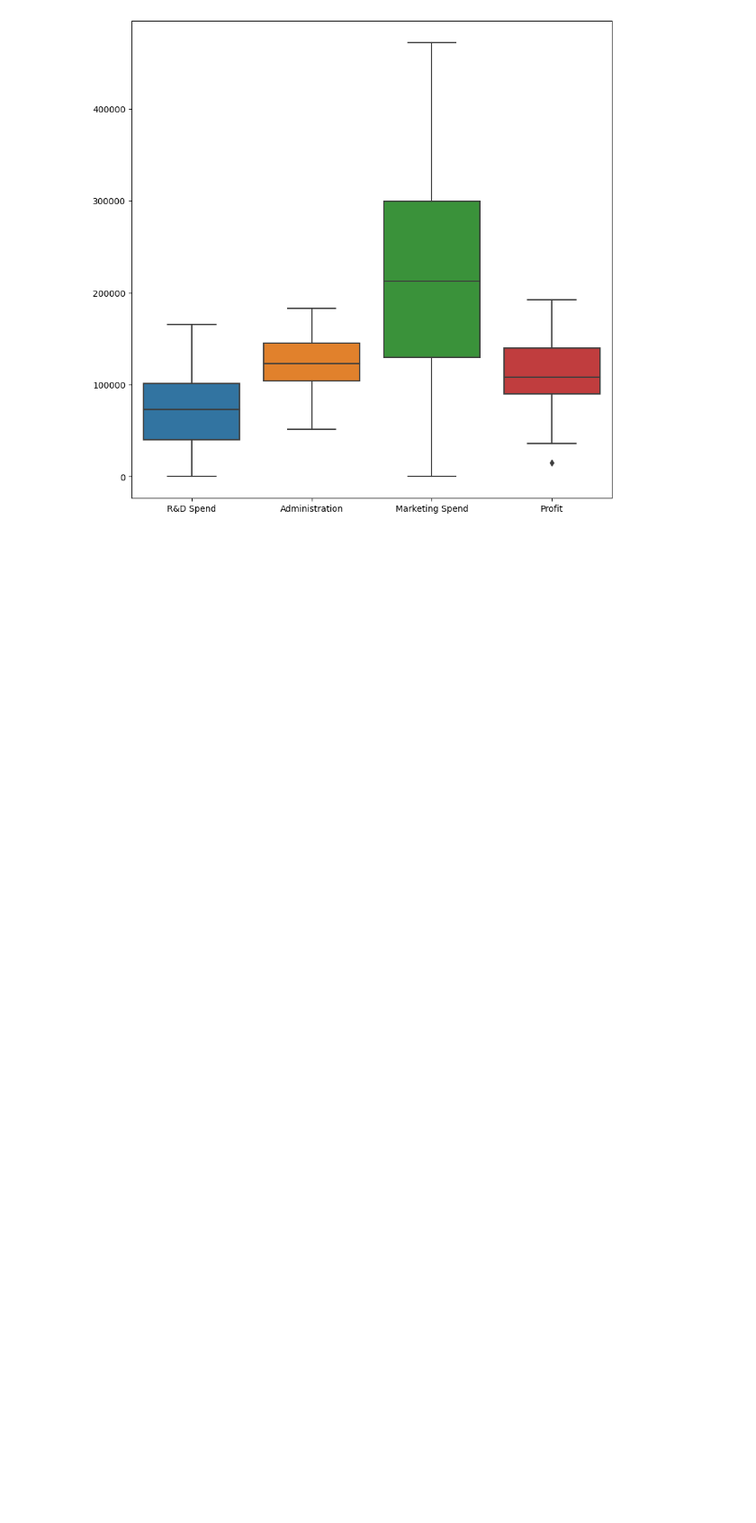
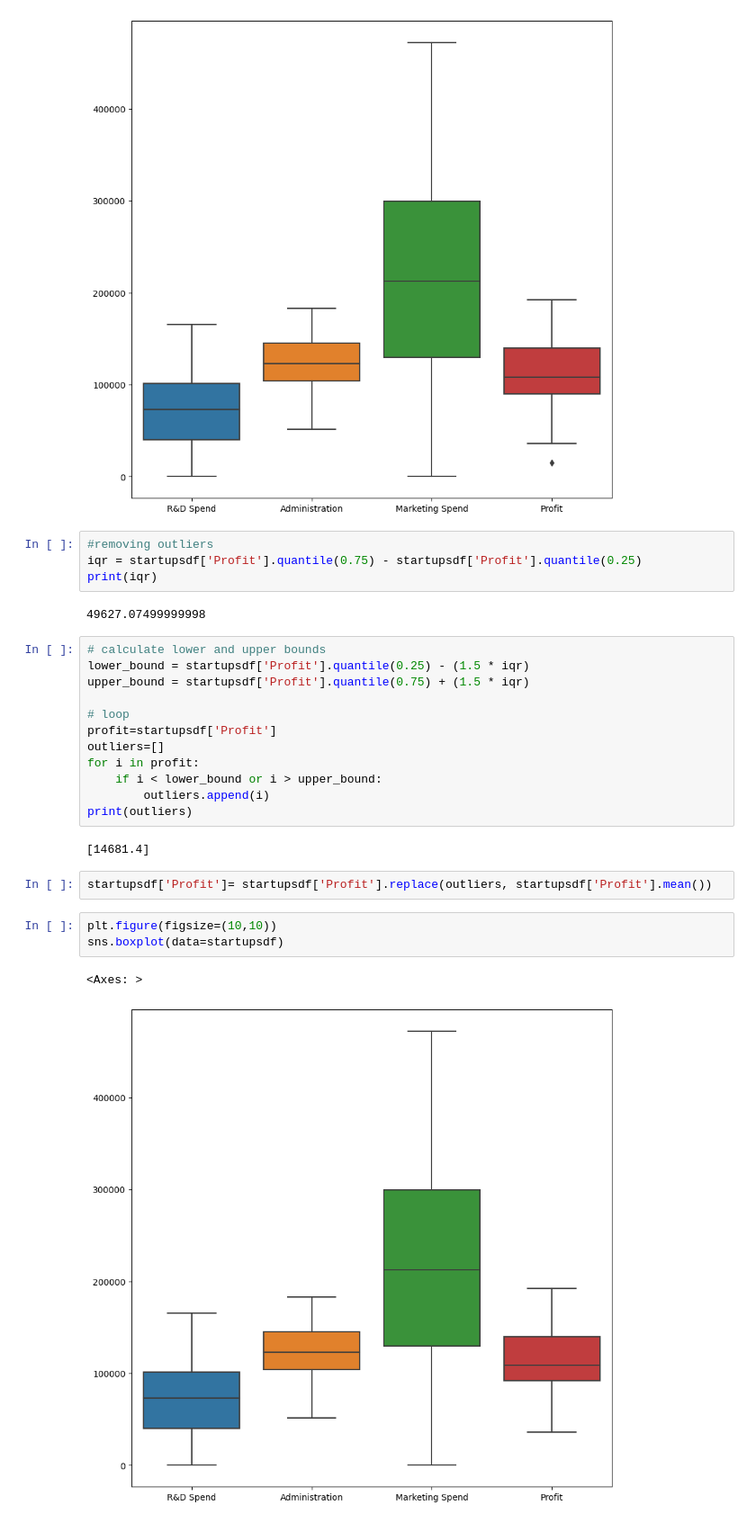
Before and after one commit to TKQhena/50_Startups_Regression-MLG_Assingment3-, a Jupyter notebook: MLG_Assingment_3(Start_UP).ipynb, the cells around one changed output. Shown: that part at 90% size. Drawn from its saved outputs; the diff is of its cells as text; blank space fills up the shorter version.

Commit message:
remove the outliers

```diff
--- a/MLG_Assingment_3(Start_UP).ipynb
+++ b/MLG_Assingment_3(Start_UP).ipynb
@@ -72,3 +74,31 @@ sns.boxplot(data=startupsdf)
 # %% [output]
 <Axes: >
 [figure]
+# %%
+#removing outliers
+iqr = startupsdf['Profit'].quantile(0.75) - startupsdf['Profit'].quantile(0.25)
+print(iqr)
+# %% [output]
+49627.07499999998
+# %%
+# calculate lower and upper bounds
+lower_bound = startupsdf['Profit'].quantile(0.25) - (1.5 * iqr)
+upper_bound = startupsdf['Profit'].quantile(0.75) + (1.5 * iqr)
+
+# loop
+profit=startupsdf['Profit']
+outliers=[]
+for i in profit:
+    if i < lower_bound or i > upper_bound:
+        outliers.append(i)
+print(outliers)
+# %% [output]
+[14681.4]
+# %%
+startupsdf['Profit']= startupsdf['Profit'].replace(outliers, startupsdf['Profit'].mean())
+# %%
+plt.figure(figsize=(10,10))
+sns.boxplot(data=startupsdf)
+# %% [output]
+<Axes: >
+[figure, added]
```
Also changed, not shown: parts of 1 cell of this notebook.
